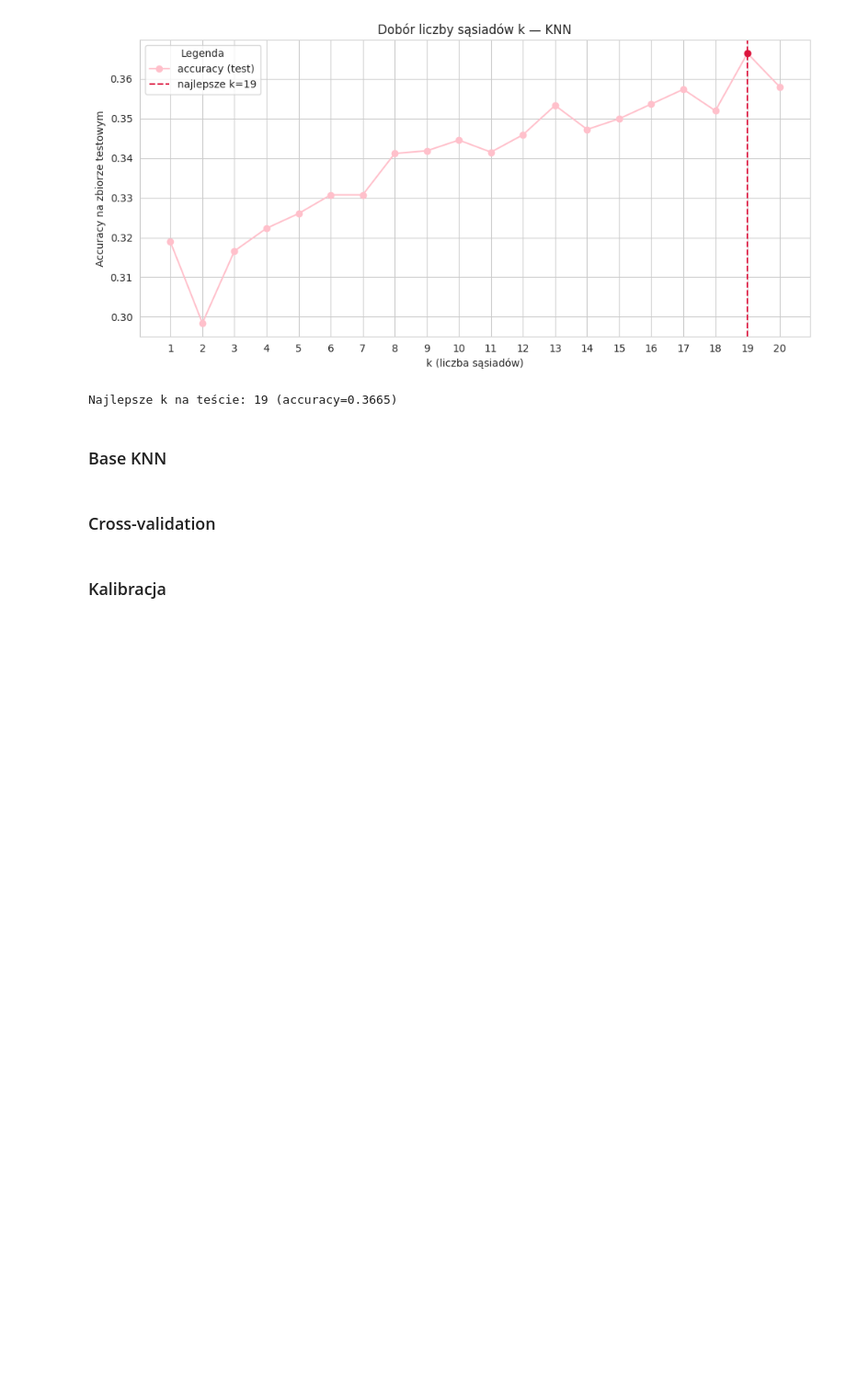
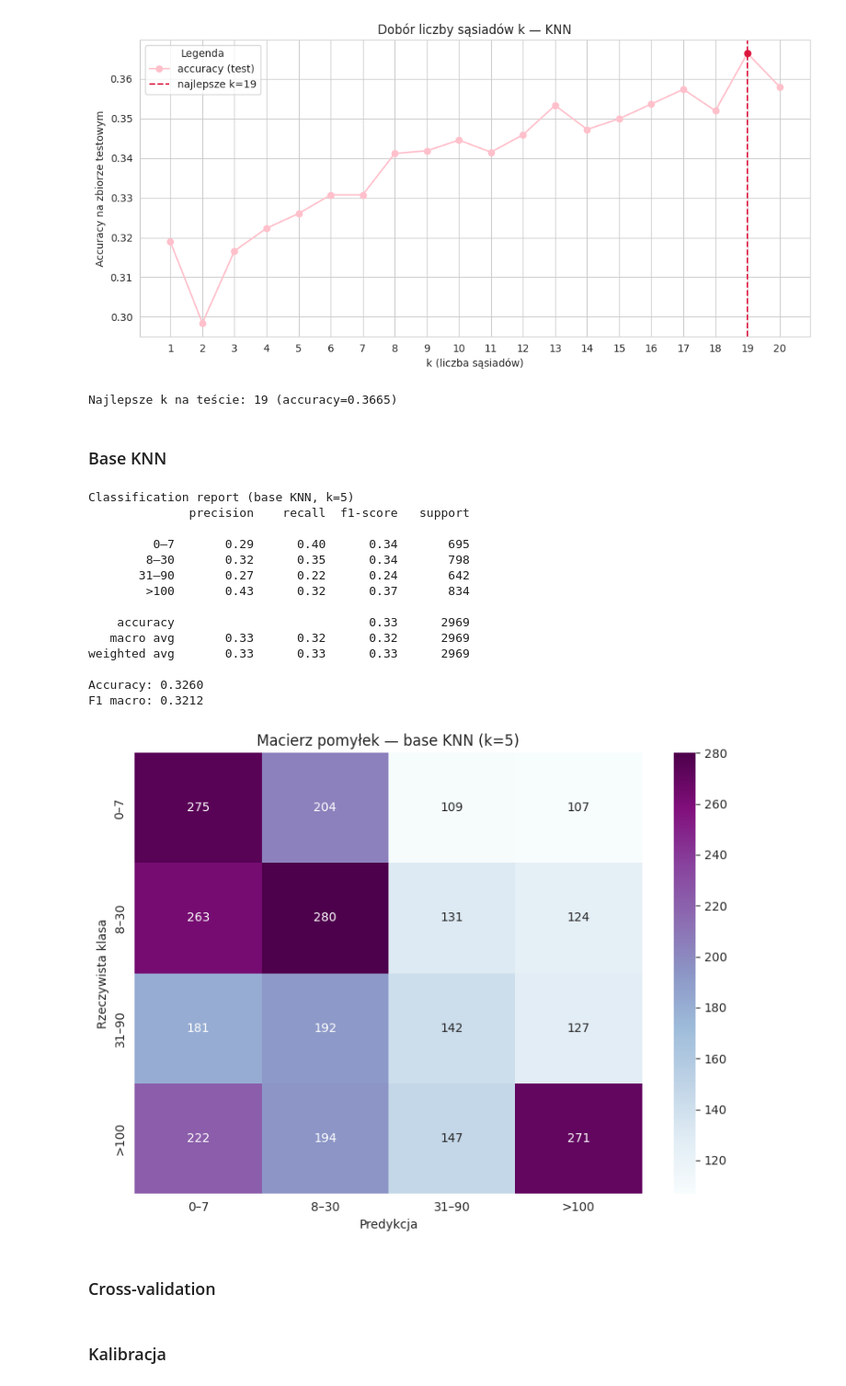
Before and after one commit to Carrie088/pet_adoption_ml, a Jupyter notebook: notebooks/05_knn.ipynb, the cells around one changed output. Shown at 92% size. Saved outputs shown, nothing was run; the diff lists cells and outputs as text; code cells hidden in the pictures; blank space fills up the shorter version.

Commit message:
Add base KNN implementation

```diff
--- a/notebooks/05_knn.ipynb
+++ b/notebooks/05_knn.ipynb
@@ -123,6 +123,52 @@ print(f'Najlepsze k na teście: {best_k} (accuracy={best_k_acc:.4f})')
 Najlepsze k na teście: 19 (accuracy=0.3665)
 # %% [markdown]
 ### Base KNN
+# %%
+knn_base = KNeighborsClassifier(n_neighbors=5)
+knn_base.fit(X_train_scaled, y_train)
+
+y_pred_base = knn_base.predict(X_test_scaled)
+
+acc_base = accuracy_score(y_test, y_pred_base)
+f1_base = f1_score(y_test, y_pred_base, average='macro')
+
+print('Classification report (base KNN, k=5)')
+print(classification_report(y_test, y_pred_base, target_names=CLASS_NAMES))
+print(f'Accuracy: {acc_base:.4f}')
+print(f'F1 macro: {f1_base:.4f}')
+
+cm_base = confusion_matrix(y_test, y_pred_base, labels=CLASS_ORDER)
+
+plt.figure(figsize=(8, 6))
+sns.heatmap(
+    cm_base,
+    annot=True,
+    fmt='d',
+    cmap='BuPu',
+    xticklabels=CLASS_NAMES,
+    yticklabels=CLASS_NAMES,
+)
+plt.title('Macierz pomyłek — base KNN (k=5)')
+plt.xlabel('Predykcja')
+plt.ylabel('Rzeczywista klasa')
+plt.tight_layout()
+plt.show()
+# %% [output]
+Classification report (base KNN, k=5)
+              precision    recall  f1-score   support
+
+         0–7       0.29      0.40      0.34       695
+        8–30       0.32      0.35      0.34       798
+       31–90       0.27      0.22      0.24       642
+        >100       0.43      0.32      0.37       834
+
+    accuracy                           0.33      2969
+   macro avg       0.33      0.32      0.32      2969
+weighted avg       0.33      0.33      0.33      2969
+
+Accuracy: 0.3260
+F1 macro: 0.3212
+[figure, added]
 # %% [markdown]
 ### Cross-validation
 # %% [markdown]
```
